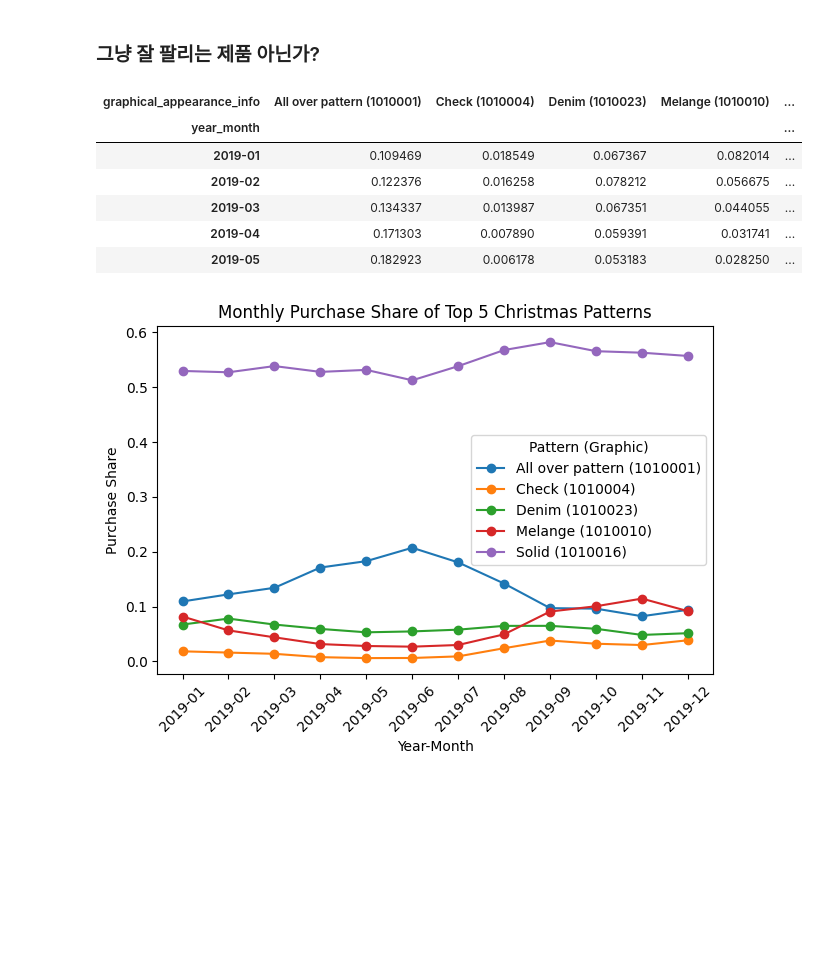
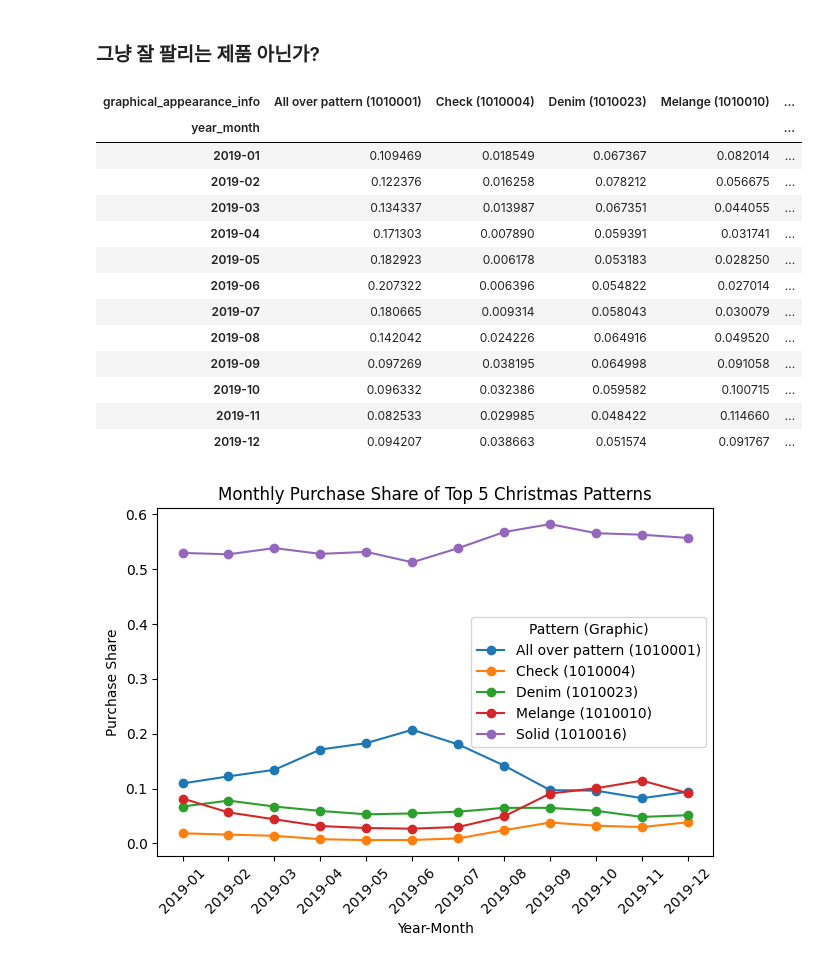
Before and after one commit to leegolem/data-commando-project, a Jupyter notebook: notebooks/member2/3. Analyze_2_christmas.ipynb, the cells around one changed output. Drawn from its saved outputs; the diff is of its cells as text; code cells hidden in the pictures; blank space fills up the shorter version.

```diff
--- a/notebooks/member2/3. Analyze_2_christmas.ipynb
+++ b/notebooks/member2/3. Analyze_2_christmas.ipynb
@@ -240,34 +255,41 @@ pattern_month_cnt = (
 monthly_total = (
     analysis_master
     .groupby("year_month")
     .size()
     .reset_index(name="total_cnt")
 )
 
 # 5) 월별 구매 비중 계산
 pattern_month_ratio = pattern_month_cnt.merge(monthly_total, on="year_month", how="left")
 
 pattern_month_ratio["purchase_ratio"] = (
     pattern_month_ratio["purchase_cnt"] / pattern_month_ratio["total_cnt"]
 )
 
 # 6) 그래프용 테이블 (월 x 패턴)
 pattern_trend = (
     pattern_month_ratio
     .pivot(index="year_month", columns="graphical_appearance_info", values="purchase_ratio")
     .sort_index()
     .fillna(0)
 )
 
-pattern_trend.head()
+pattern_trend
 # %% [output]
 | graphical_appearance_info | All over pattern (1010001) | Check (1010004) | Denim (1010023) | Melange (1010010) | ... |
 | year_month |  |  |  |  | ... |
 | 2019-01 | 0.109469 | 0.018549 | 0.067367 | 0.082014 | ... |
 | 2019-02 | 0.122376 | 0.016258 | 0.078212 | 0.056675 | ... |
 | 2019-03 | 0.134337 | 0.013987 | 0.067351 | 0.044055 | ... |
 | 2019-04 | 0.171303 | 0.007890 | 0.059391 | 0.031741 | ... |
 | 2019-05 | 0.182923 | 0.006178 | 0.053183 | 0.028250 | ... |
+| 2019-06 | 0.207322 | 0.006396 | 0.054822 | 0.027014 | ... |
+| 2019-07 | 0.180665 | 0.009314 | 0.058043 | 0.030079 | ... |
+| 2019-08 | 0.142042 | 0.024226 | 0.064916 | 0.049520 | ... |
+| 2019-09 | 0.097269 | 0.038195 | 0.064998 | 0.091058 | ... |
+| 2019-10 | 0.096332 | 0.032386 | 0.059582 | 0.100715 | ... |
+| 2019-11 | 0.082533 | 0.029985 | 0.048422 | 0.114660 | ... |
+| 2019-12 | 0.094207 | 0.038663 | 0.051574 | 0.091767 | ... |
 # %%
 # 8) (그래프) 월별 구매 비중 추이
 plt.figure()
```
Also changed, not shown: parts of 24 cells of this notebook, 1 other file.
